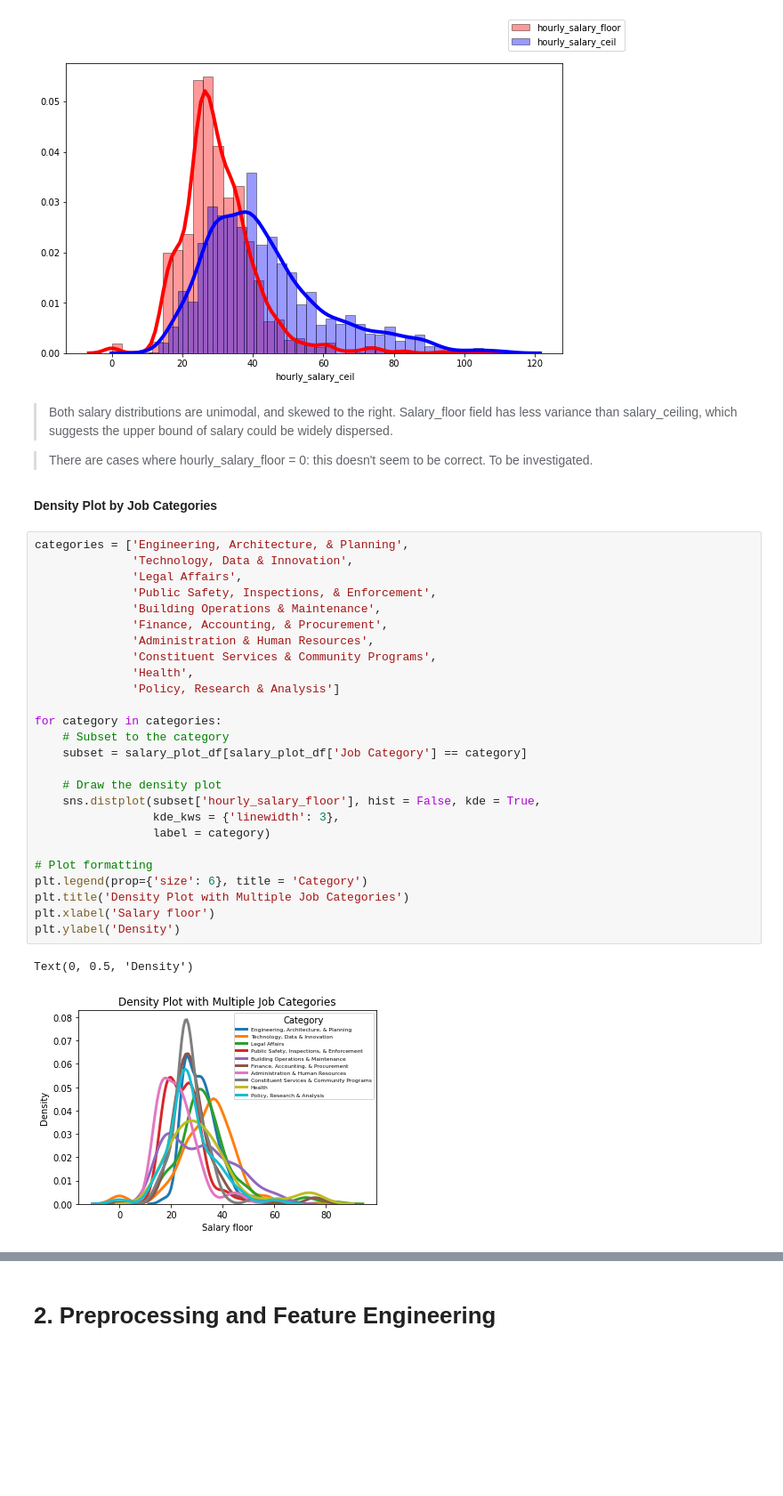
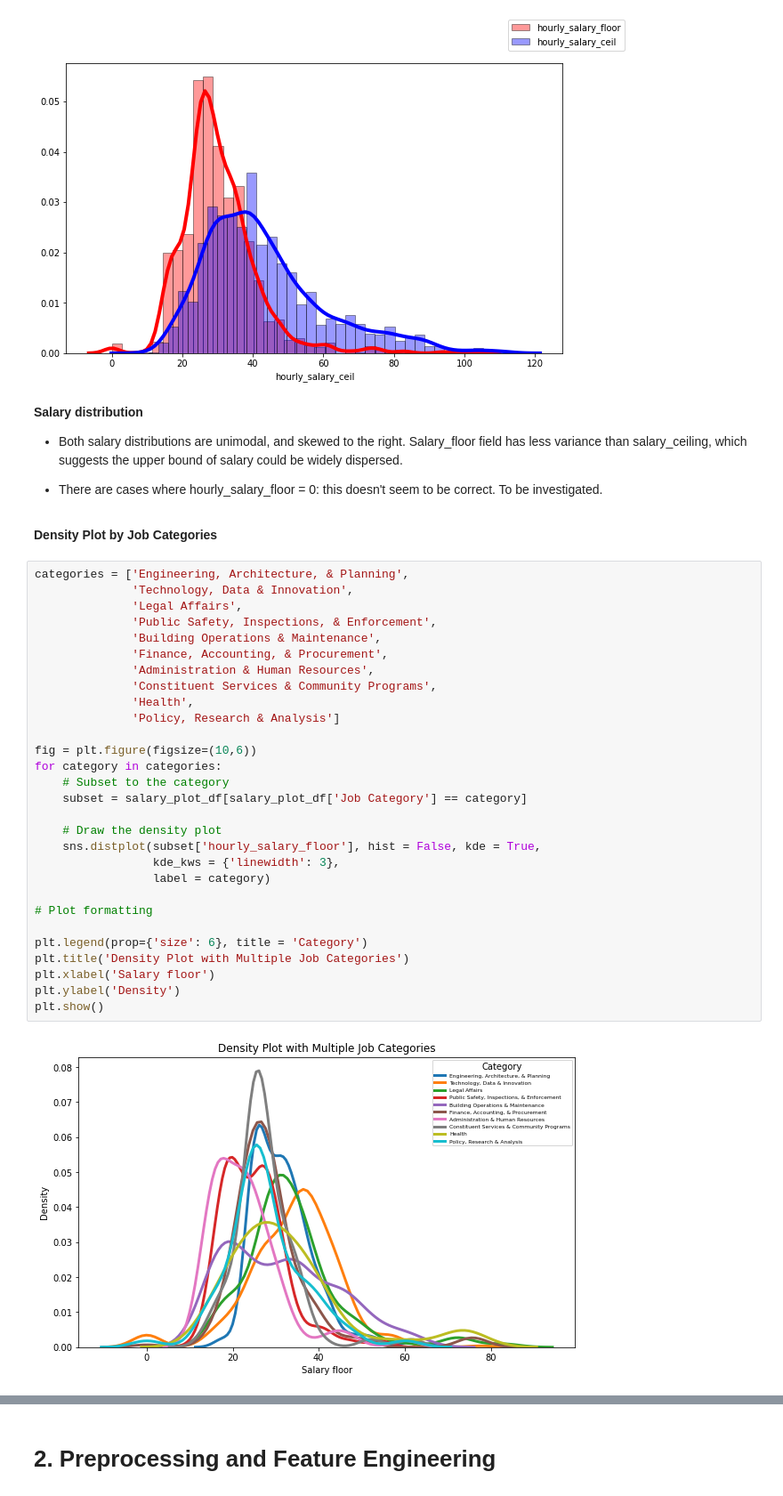
Before and after one commit to Saralytics/EDA-Feature-Engineering-code-challenge, a Jupyter notebook: jupyter/notebook/assesment_notebook.ipynb, the cells around one changed output, grey strips where cells are left out. Shown at 89% size. Cells and saved outputs as stored; diff of their text form; blank space fills up the shorter version.

```diff
--- a/jupyter/notebook/assesment_notebook.ipynb
+++ b/jupyter/notebook/assesment_notebook.ipynb
@@ -265,38 +269,42 @@ plt.show()
 # %% [output]
 [figure]
 # %% [markdown]
-> Both salary distributions are unimodal, and skewed to the right. Salary_floor field has less variance than salary_ceiling, which suggests the upper bound of salary could be widely dispersed.
+**Salary distribution**
 
-> There are cases where hourly_salary_floor = 0: this doesn't seem to be correct. To be investigated.
+- Both salary distributions are unimodal, and skewed to the right. Salary_floor field has less variance than salary_ceiling, which suggests the upper bound of salary could be widely dispersed.
+
+- There are cases where hourly_salary_floor = 0: this doesn't seem to be correct. To be investigated.
 # %% [markdown]
 **Density Plot by Job Categories**
 # %%
 categories = ['Engineering, Architecture, & Planning',
               'Technology, Data & Innovation',
               'Legal Affairs',
               'Public Safety, Inspections, & Enforcement',
               'Building Operations & Maintenance',
               'Finance, Accounting, & Procurement',
               'Administration & Human Resources',
               'Constituent Services & Community Programs',
               'Health',
               'Policy, Research & Analysis']
 
+fig = plt.figure(figsize=(10,6))
 for category in categories:
     # Subset to the category
     subset = salary_plot_df[salary_plot_df['Job Category'] == category]
 
     # Draw the density plot
     sns.distplot(subset['hourly_salary_floor'], hist = False, kde = True,
                  kde_kws = {'linewidth': 3},
                  label = category)
 
 # Plot formatting
+
 plt.legend(prop={'size': 6}, title = 'Category')
 plt.title('Density Plot with Multiple Job Categories')
 plt.xlabel('Salary floor')
 plt.ylabel('Density')
+plt.show()
 # %% [output]
-Text(0, 0.5, 'Density')
-[figure, old version]
+[figure, new version]
 # %% [markdown]
```
Also changed, not shown: parts of 10 cells of this notebook.
